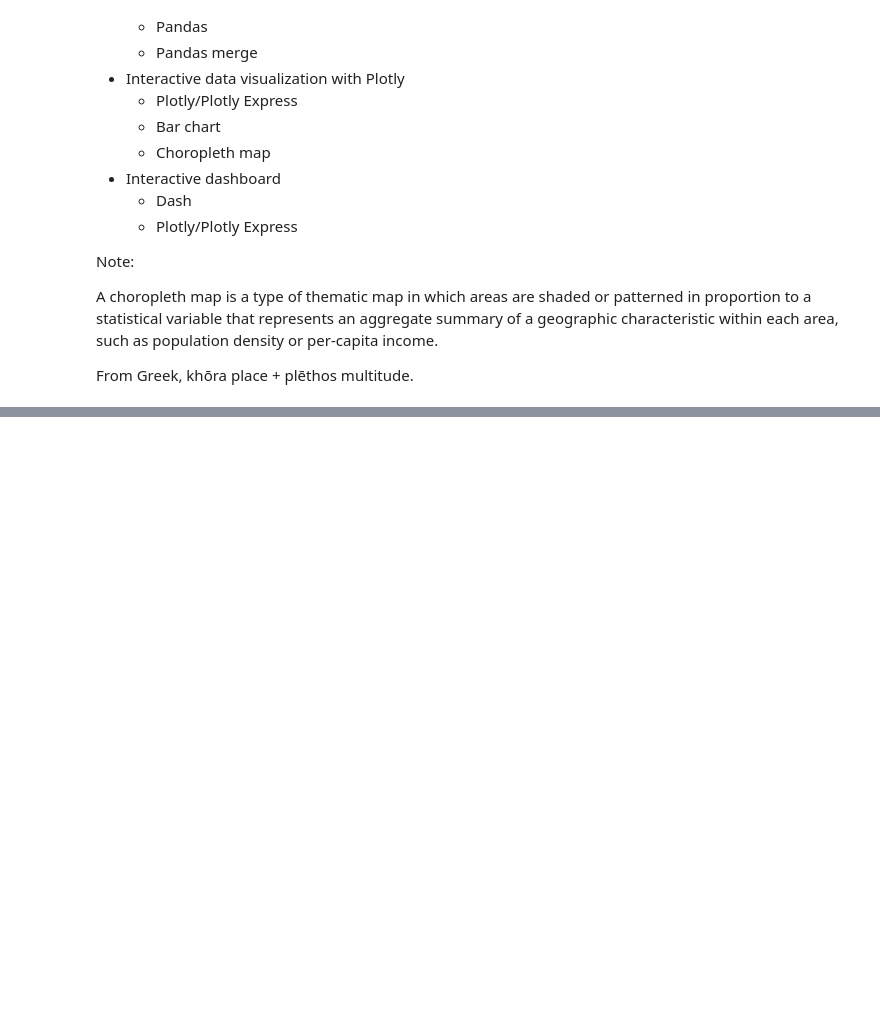
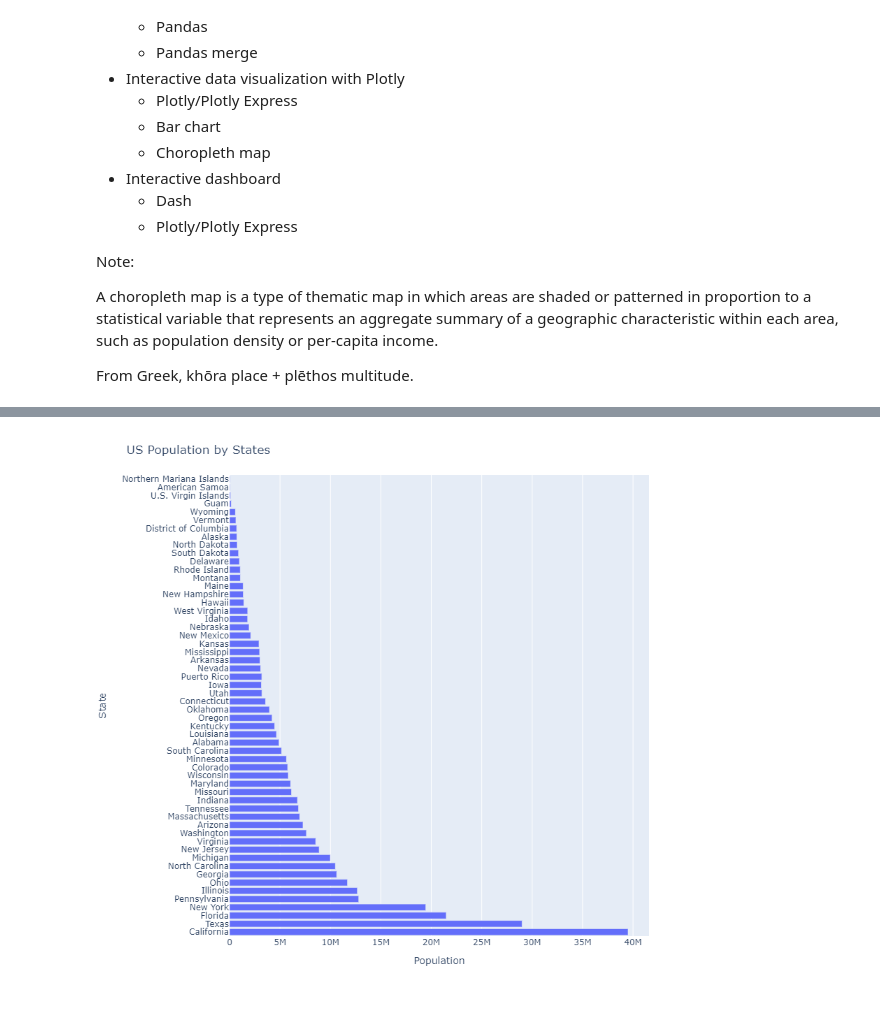
Before and after one commit to pythonbooks/case-study-01, a Jupyter notebook: us_pop.ipynb, the cells around one changed output, grey strips where cells are left out. Drawn from its saved outputs; the diff is of its cells as text; code cells hidden in the pictures; blank space fills up the shorter version.

```diff
--- a/us_pop.ipynb
+++ b/us_pop.ipynb
@@ -73,0 +175,5 @@ df2
+# %%
+# Remove the last 4 rows that represents aggregate data
+
+df2 = df[:-4]
+df2
@@ -82,5 +260,5 @@ df3
 # %%
-fig = px.bar(df3, y="State", x="Population", orientation='h', height=800)
+fig = px.bar(df2, y="State", x="Population", orientation='h', height=800)
 
 fig.update_layout(
     title='US Population by States',
@@ -93,3 +271,4 @@ fig.update_layout(
     )
 )
 fig
+# %% [output]
@@ -95,0 +276 @@ fig
+[figure, added]
```
Also changed, not shown: parts of 20 cells of this notebook.
